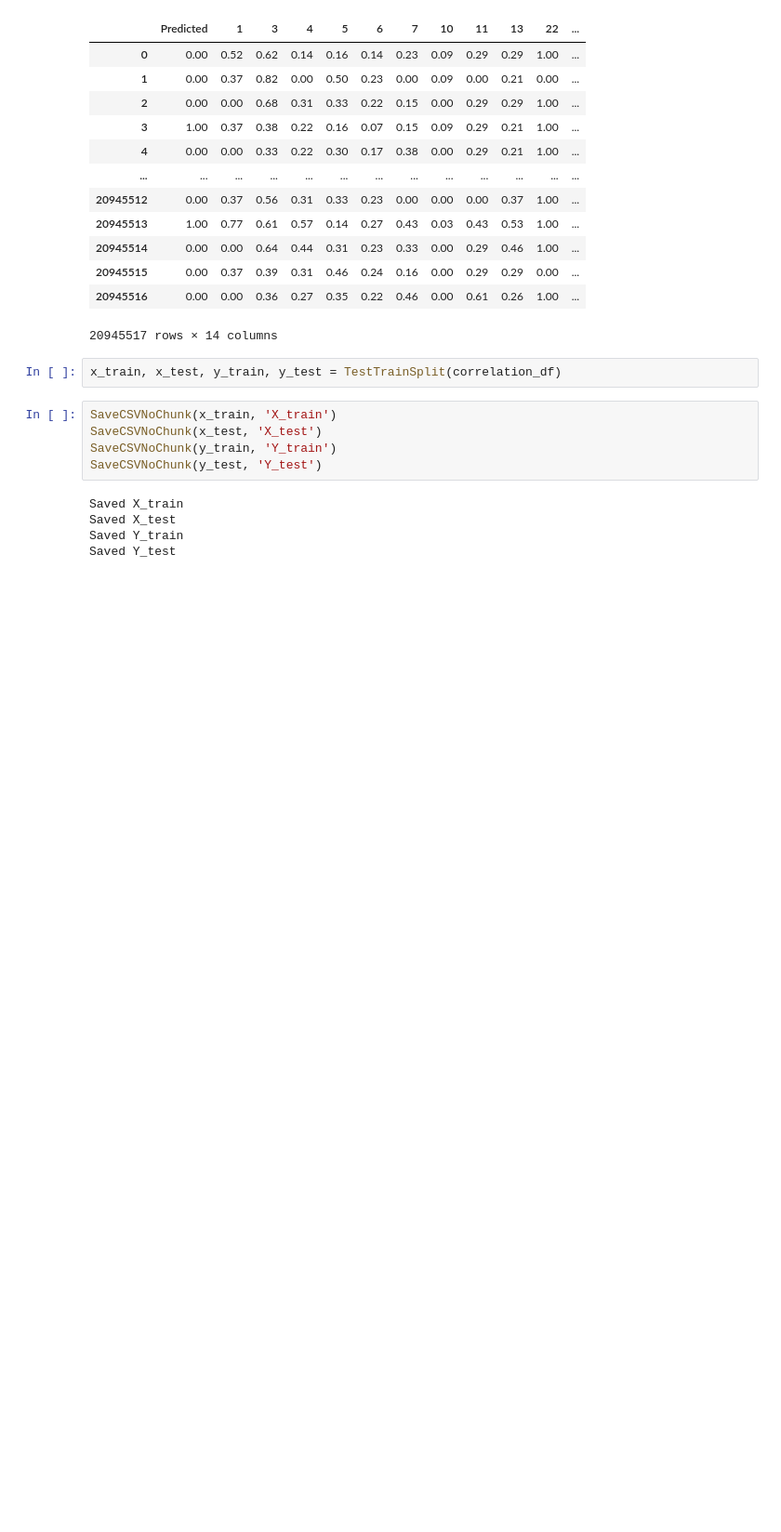
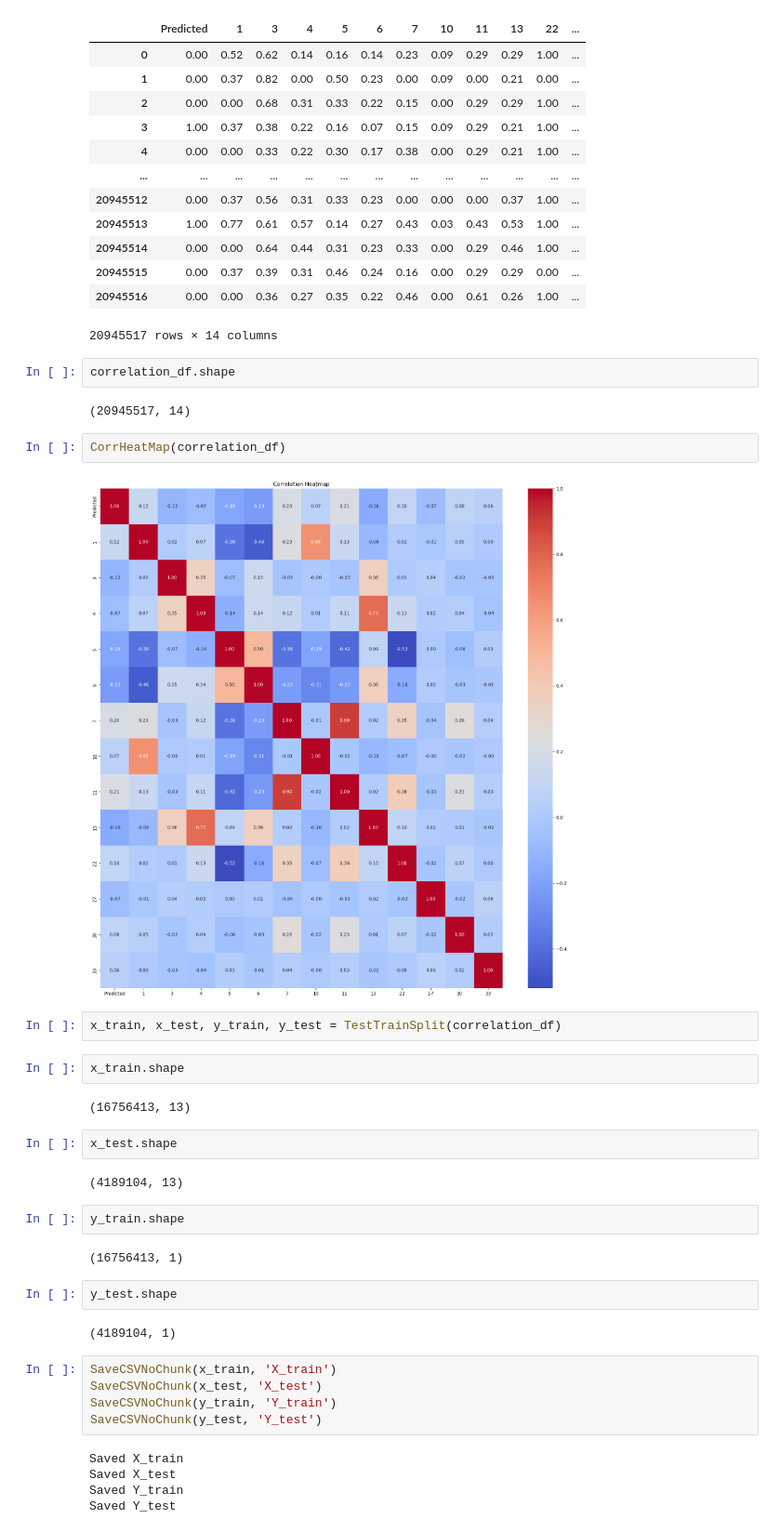
Before and after one commit to Porter-Tseng/CTR-Prediction, a Jupyter notebook: CTR Prediction-Feature.ipynb, the cells around one changed output. Shown at 93% size. Drawn from its saved outputs; the diff is of its cells as text; blank space fills up the shorter version.

```diff
--- a/CTR Prediction-Feature.ipynb
+++ b/CTR Prediction-Feature.ipynb
@@ -131,8 +131,32 @@ Columns: 39, Correlation: 0.00, P-value: 0.00
 | 20945515 | 0.00 | 0.37 | 0.39 | 0.31 | 0.46 | 0.24 | 0.16 | 0.00 | 0.29 | 0.29 | 0.00 | ... |
 | 20945516 | 0.00 | 0.00 | 0.36 | 0.27 | 0.35 | 0.22 | 0.46 | 0.00 | 0.61 | 0.26 | 1.00 | ... |
 20945517 rows × 14 columns
+# %%
+correlation_df.shape
+# %% [output]
+(20945517, 14)
+# %%
+CorrHeatMap(correlation_df)
+# %% [output]
+[figure, added]
 # %%
 x_train, x_test, y_train, y_test = TestTrainSplit(correlation_df)
+# %%
+x_train.shape
+# %% [output]
+(16756413, 13)
+# %%
+x_test.shape
+# %% [output]
+(4189104, 13)
+# %%
+y_train.shape
+# %% [output]
+(16756413, 1)
+# %%
+y_test.shape
+# %% [output]
+(4189104, 1)
 # %%
 SaveCSVNoChunk(x_train, 'X_train')
 SaveCSVNoChunk(x_test, 'X_test')
```
Also changed, not shown: 3 other files.
